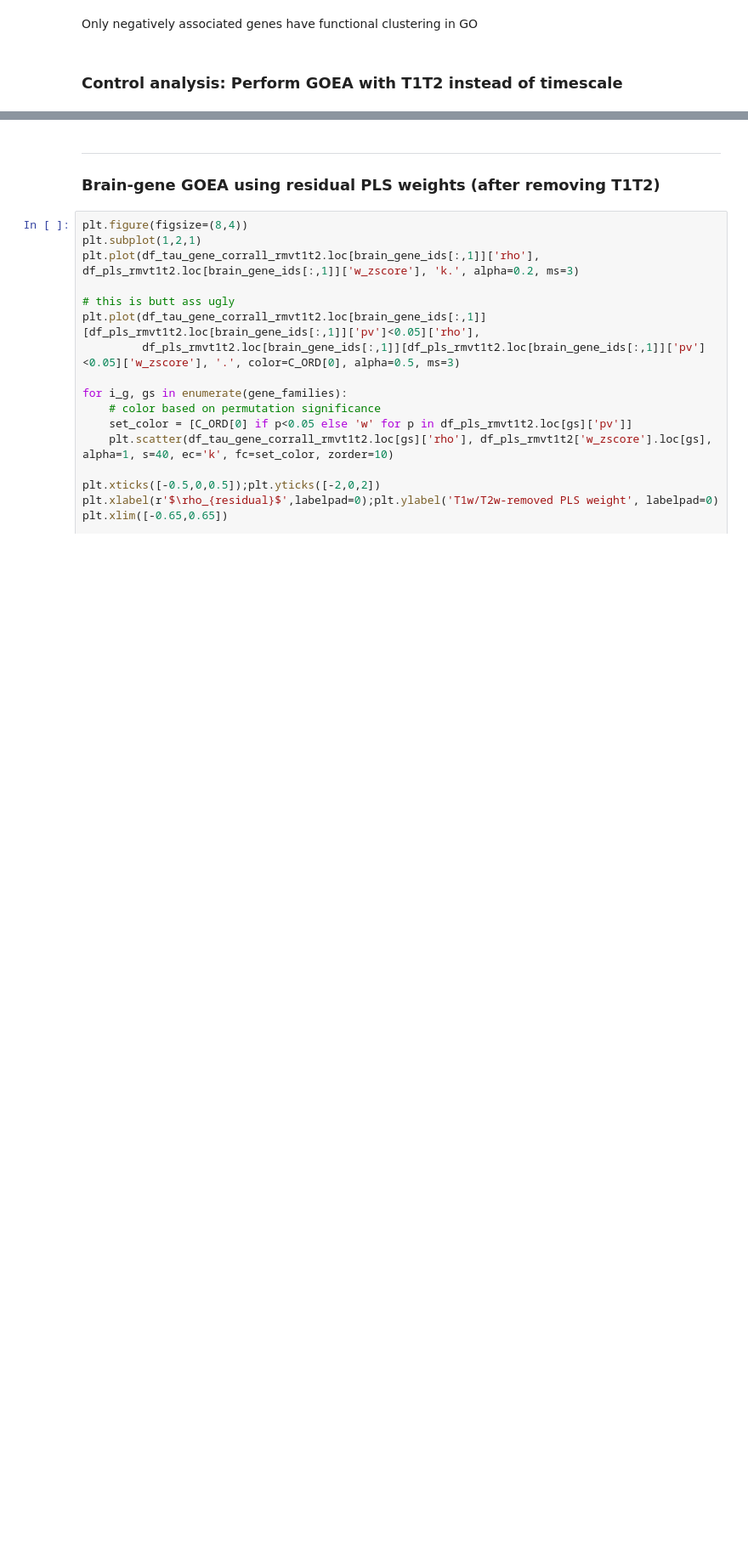
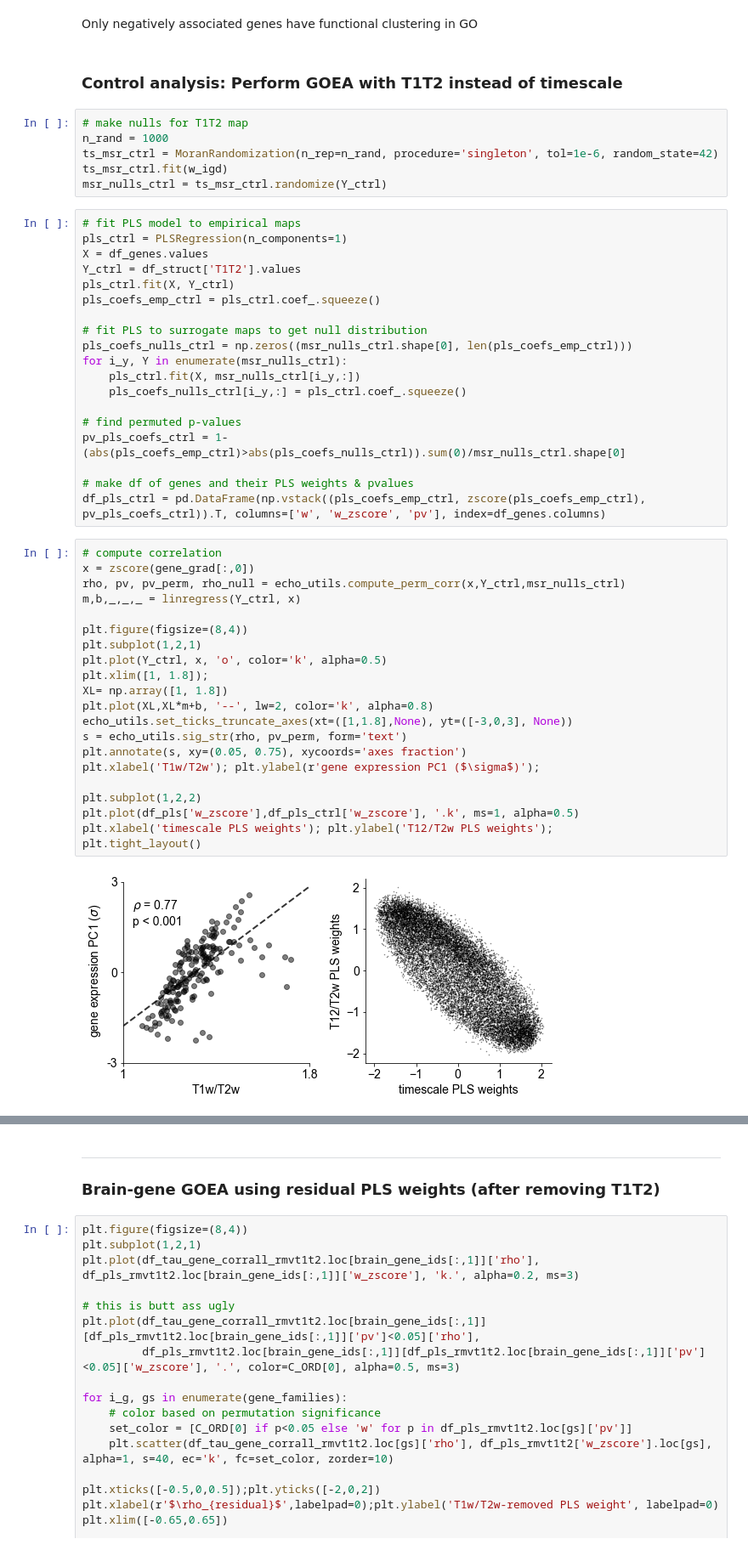
Before and after one commit to rdgao/field-echos, a Jupyter notebook: notebooks/3_viz_human_structural.ipynb, the cells around one changed output, grey strips where cells are left out. Shown at 85% size. Drawn from its saved outputs; the diff is of its cells as text; blank space fills up the shorter version.

```diff
--- a/notebooks/3_viz_human_structural.ipynb
+++ b/notebooks/3_viz_human_structural.ipynb
@@ -1290,3 +1351,51 @@ df_res[1].sort_values(['branch', 'depth', 'ID'])
 Only negatively associated genes have functional clustering in GO
 # %% [markdown]
 ### Control analysis: Perform GOEA with T1T2 instead of timescale
+# %%
+# make nulls for T1T2 map
+n_rand = 1000
+ts_msr_ctrl = MoranRandomization(n_rep=n_rand, procedure='singleton', tol=1e-6, random_state=42)
+ts_msr_ctrl.fit(w_igd)
+msr_nulls_ctrl = ts_msr_ctrl.randomize(Y_ctrl)
+# %%
+# fit PLS model to empirical maps
+pls_ctrl = PLSRegression(n_components=1)
+X = df_genes.values
+Y_ctrl = df_struct['T1T2'].values
+pls_ctrl.fit(X, Y_ctrl)
+pls_coefs_emp_ctrl = pls_ctrl.coef_.squeeze()
+
+# fit PLS to surrogate maps to get null distribution
+pls_coefs_nulls_ctrl = np.zeros((msr_nulls_ctrl.shape[0], len(pls_coefs_emp_ctrl)))
+for i_y, Y in enumerate(msr_nulls_ctrl):
+    pls_ctrl.fit(X, msr_nulls_ctrl[i_y,:])
+    pls_coefs_nulls_ctrl[i_y,:] = pls_ctrl.coef_.squeeze()
+
+# find permuted p-values
+pv_pls_coefs_ctrl = 1-(abs(pls_coefs_emp_ctrl)>abs(pls_coefs_nulls_ctrl)).sum(0)/msr_nulls_ctrl.shape[0]
+
+# make df of genes and their PLS weights & pvalues
+df_pls_ctrl = pd.DataFrame(np.vstack((pls_coefs_emp_ctrl, zscore(pls_coefs_emp_ctrl), pv_pls_coefs_ctrl)).T, columns=['w', 'w_zscore', 'pv'], index=df_genes.columns)
+# %%
+# compute correlation
+x = zscore(gene_grad[:,0])
+rho, pv, pv_perm, rho_null = echo_utils.compute_perm_corr(x,Y_ctrl,msr_nulls_ctrl)
+m,b,_,_,_ = linregress(Y_ctrl, x)
+
+plt.figure(figsize=(8,4))
+plt.subplot(1,2,1)
+plt.plot(Y_ctrl, x, 'o', color='k', alpha=0.5)
+plt.xlim([1, 1.8]);
+XL= np.array([1, 1.8])
+plt.plot(XL,XL*m+b, '--', lw=2, color='k', alpha=0.8)
+echo_utils.set_ticks_truncate_axes(xt=([1,1.8],None), yt=([-3,0,3], None))
+s = echo_utils.sig_str(rho, pv_perm, form='text')
+plt.annotate(s, xy=(0.05, 0.75), xycoords='axes fraction')
+plt.xlabel('T1w/T2w'); plt.ylabel(r'gene expression PC1 ($\sigma$)');
+
+plt.subplot(1,2,2)
+plt.plot(df_pls['w_zscore'],df_pls_ctrl['w_zscore'], '.k', ms=1, alpha=0.5)
+plt.xlabel('timescale PLS weights'); plt.ylabel('T12/T2w PLS weights');
+plt.tight_layout()
+# %% [output]
+[figure, added]
```
Also changed, not shown: parts of 5 cells of this notebook, 8 other files.
